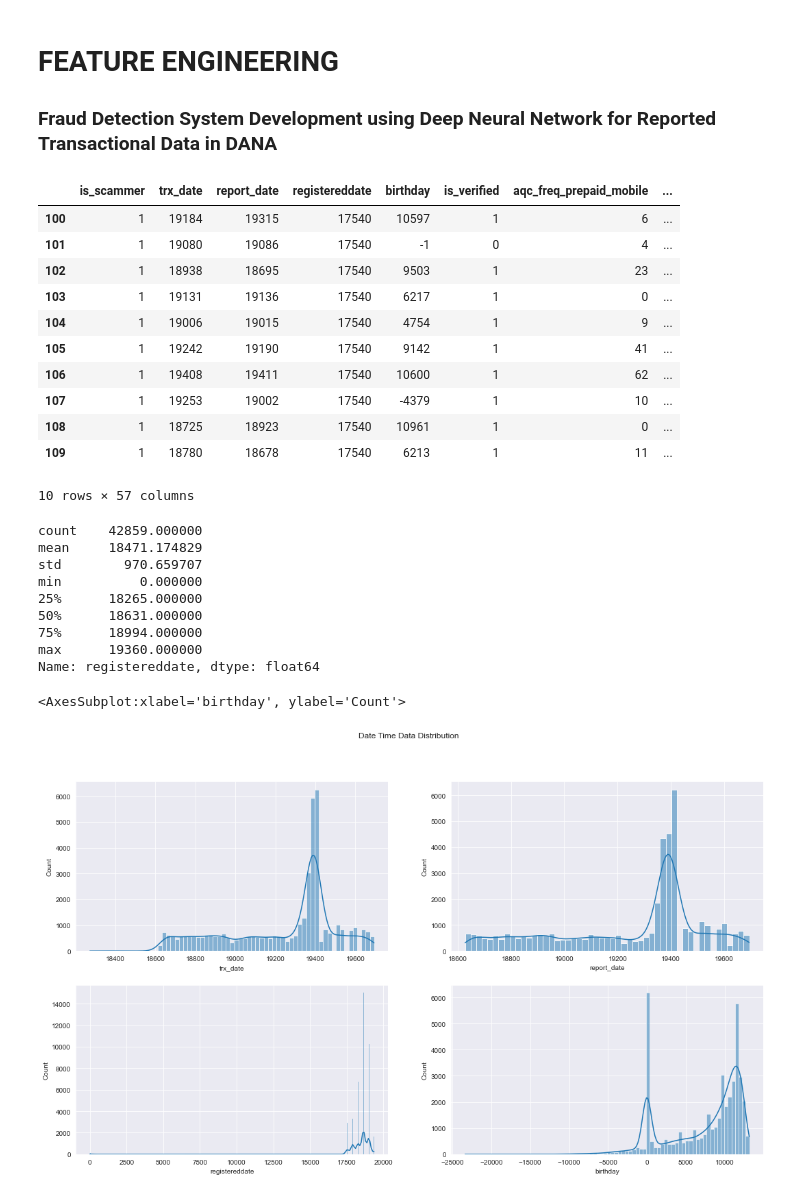
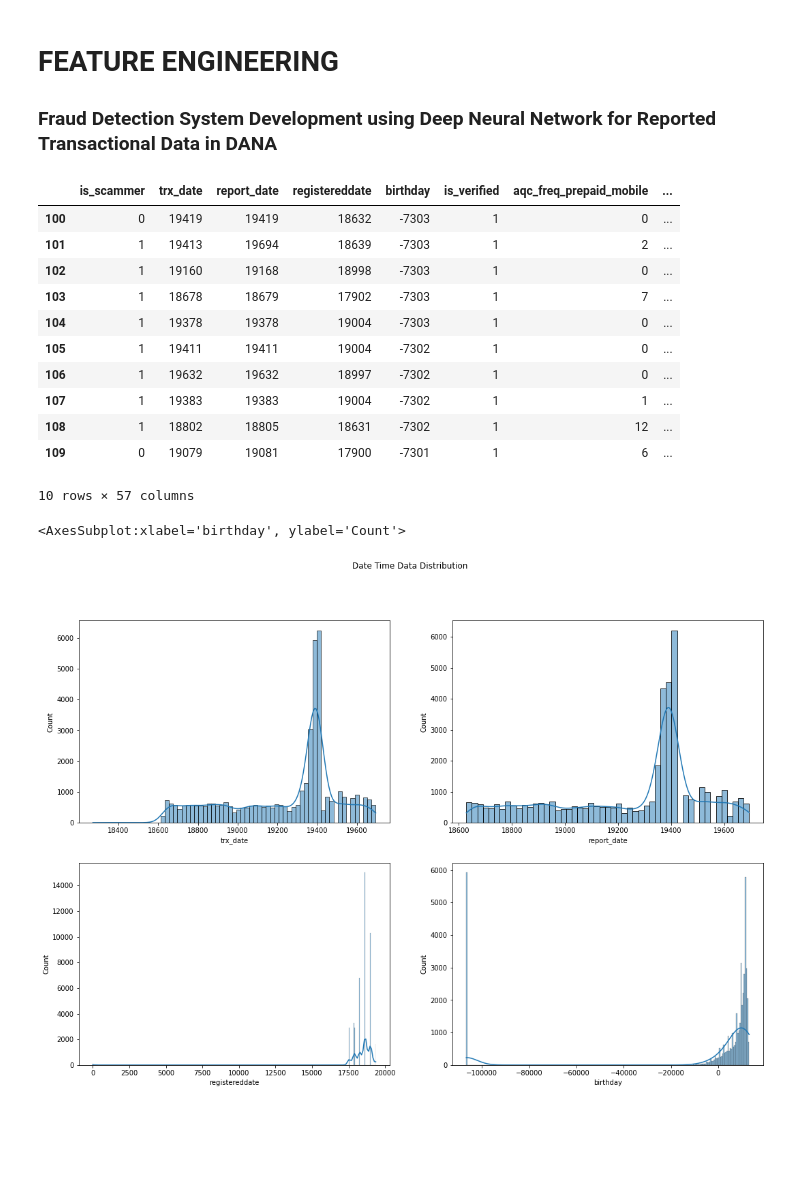
Before and after one commit to C23-FD-1/ml, a Jupyter notebook: Feature_coba.ipynb, the cells around one changed output. Drawn from its saved outputs; the diff is of its cells as text; code cells hidden in the pictures; blank space fills up the shorter version.

Commit message:
Revised cleaning, added histogram

```diff
--- a/Feature_coba.ipynb
+++ b/Feature_coba.ipynb
@@ -7,44 +7,32 @@ import numpy as np
 import matplotlib.pyplot as plt
 import seaborn as sns
 # %%
-df = pd.read_csv('user_data_clean_ori.csv')
+df = pd.read_csv('user_data_clean_ori.csv', sep=';')
 # %%
 df[100:110]
 # %% [output]
 |  | is_scammer | trx_date | report_date | registereddate | birthday | is_verified | aqc_freq_prepaid_mobile | ... |
-| 100 | 1 | 19184 | 19315 | 17540 | 10597 | 1 | 6 | ... |
-| 101 | 1 | 19080 | 19086 | 17540 | -1 | 0 | 4 | ... |
-| 102 | 1 | 18938 | 18695 | 17540 | 9503 | 1 | 23 | ... |
-| 103 | 1 | 19131 | 19136 | 17540 | 6217 | 1 | 0 | ... |
-| 104 | 1 | 19006 | 19015 | 17540 | 4754 | 1 | 9 | ... |
-| 105 | 1 | 19242 | 19190 | 17540 | 9142 | 1 | 41 | ... |
-| 106 | 1 | 19408 | 19411 | 17540 | 10600 | 1 | 62 | ... |
-| 107 | 1 | 19253 | 19002 | 17540 | -4379 | 1 | 10 | ... |
-| 108 | 1 | 18725 | 18923 | 17540 | 10961 | 1 | 0 | ... |
-| 109 | 1 | 18780 | 18678 | 17540 | 6213 | 1 | 11 | ... |
+| 100 | 0 | 19419 | 19419 | 18632 | -7303 | 1 | 0 | ... |
+| 101 | 1 | 19413 | 19694 | 18639 | -7303 | 1 | 2 | ... |
+| 102 | 1 | 19160 | 19168 | 18998 | -7303 | 1 | 0 | ... |
+| 103 | 1 | 18678 | 18679 | 17902 | -7303 | 1 | 7 | ... |
+| 104 | 1 | 19378 | 19378 | 19004 | -7303 | 1 | 0 | ... |
+| 105 | 1 | 19411 | 19411 | 19004 | -7302 | 1 | 0 | ... |
+| 106 | 1 | 19632 | 19632 | 18997 | -7302 | 1 | 0 | ... |
+| 107 | 1 | 19383 | 19383 | 19004 | -7302 | 1 | 1 | ... |
+| 108 | 1 | 18802 | 18805 | 18631 | -7302 | 1 | 12 | ... |
+| 109 | 0 | 19079 | 19081 | 17900 | -7301 | 1 | 6 | ... |
 10 rows × 57 columns
-# %%
-df['registereddate'].describe()
-# %% [output]
-count    42859.000000
-mean     18471.174829
-std        970.659707
-min          0.000000
-25%      18265.000000
-50%      18631.000000
-75%      18994.000000
-max      19360.000000
-Name: registereddate, dtype: float64
 # %%
-fig, axes = plt.subplots(2, 2, figsize=(18, 10))
+fig, axes = plt.subplots(2, 2, figsize=(18, 12))
 
 fig.suptitle('Date Time Data Distribution')
 
 sns.histplot(ax=axes[0, 0], data=df['trx_date'], kde=True)
 sns.histplot(ax=axes[0, 1], data=df['report_date'], kde=True)
 sns.histplot(ax=axes[1, 0], data=df['registereddate'], kde=True)
 sns.histplot(ax=axes[1, 1], data=df['birthday'], kde=True)
 # %% [output]
 <AxesSubplot:xlabel='birthday', ylabel='Count'>
-[figure, old version]
+[figure, new version]
 # %%
```
Also changed, not shown: parts of 1 cell of this notebook.
